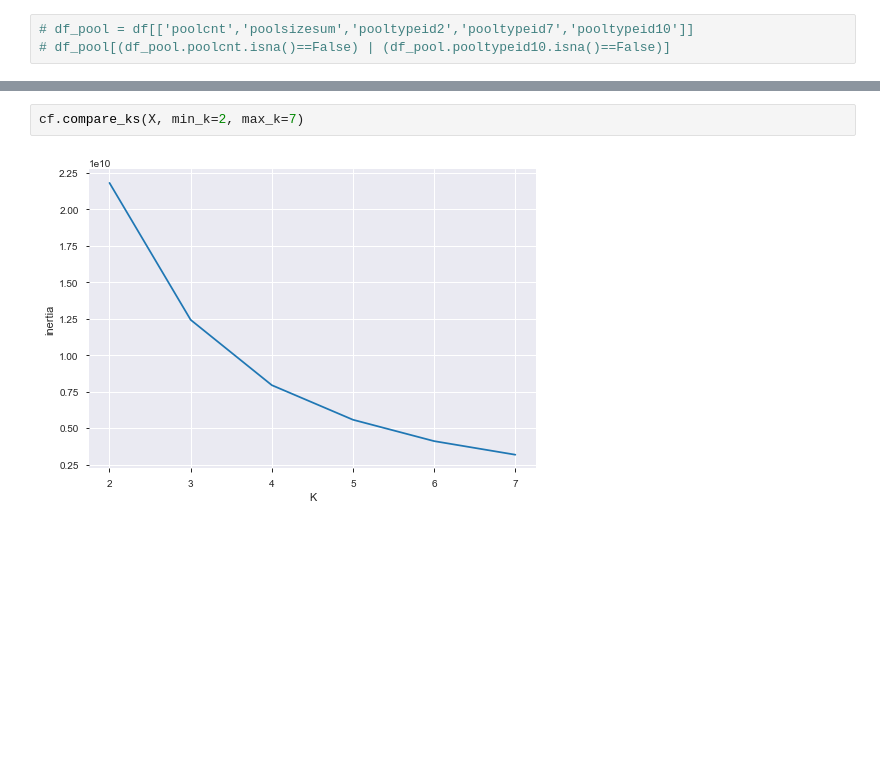
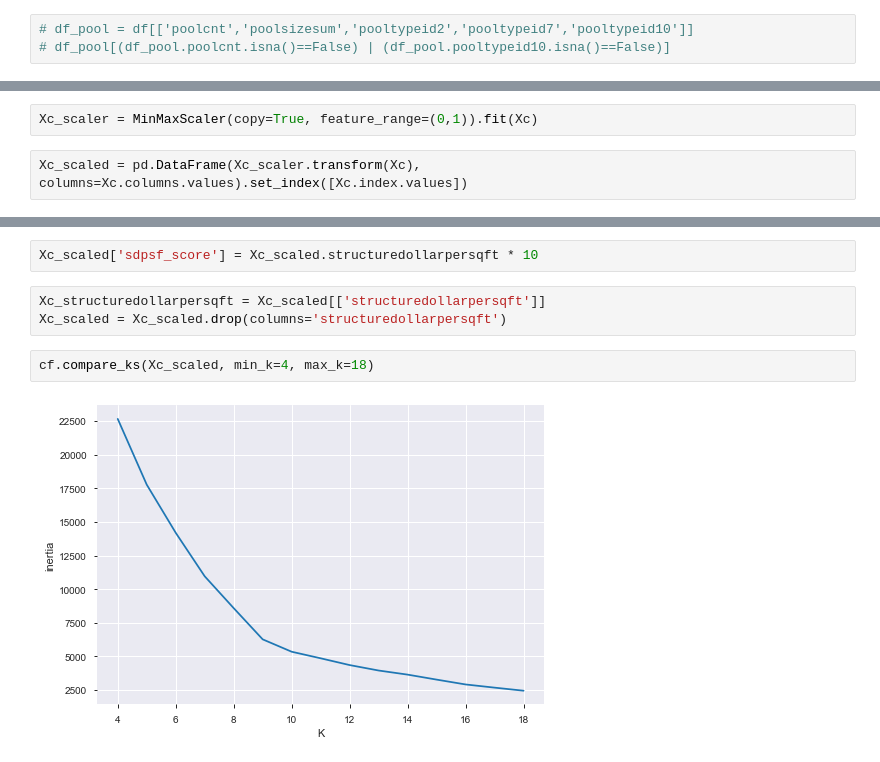
Before and after one commit to BayesEliaSantos/Bayes_P04_Zillow, a Jupyter notebook: kworking.ipynb, the cells around one changed output, grey strips where cells are left out. Cells and saved outputs as stored; diff of their text form; blank space fills up the shorter version.

Commit message:
increased weight of sdpsf

```diff
--- a/kworking.ipynb
+++ b/kworking.ipynb
@@ -378,0 +444,4 @@ memory usage: 4.1 MB
+# %%
+Xc_scaler = MinMaxScaler(copy=True, feature_range=(0,1)).fit(Xc)
+# %%
+Xc_scaled = pd.DataFrame(Xc_scaler.transform(Xc), columns=Xc.columns.values).set_index([Xc.index.values])
@@ -379,5 +459,10 @@ memory usage: 4.1 MB
+# %%
+Xc_scaled['sdpsf_score'] = Xc_scaled.structuredollarpersqft * 10
+# %%
+Xc_structuredollarpersqft = Xc_scaled[['structuredollarpersqft']]
+Xc_scaled = Xc_scaled.drop(columns='structuredollarpersqft')
 # %%
-cf.compare_ks(X, min_k=2, max_k=7)
+cf.compare_ks(Xc_scaled, min_k=4, max_k=18)
 # %% [output]
-[figure, old version]
+[figure, new version]
 # %%
```
Also changed, not shown: parts of 41 cells of this notebook, 2 other files.
